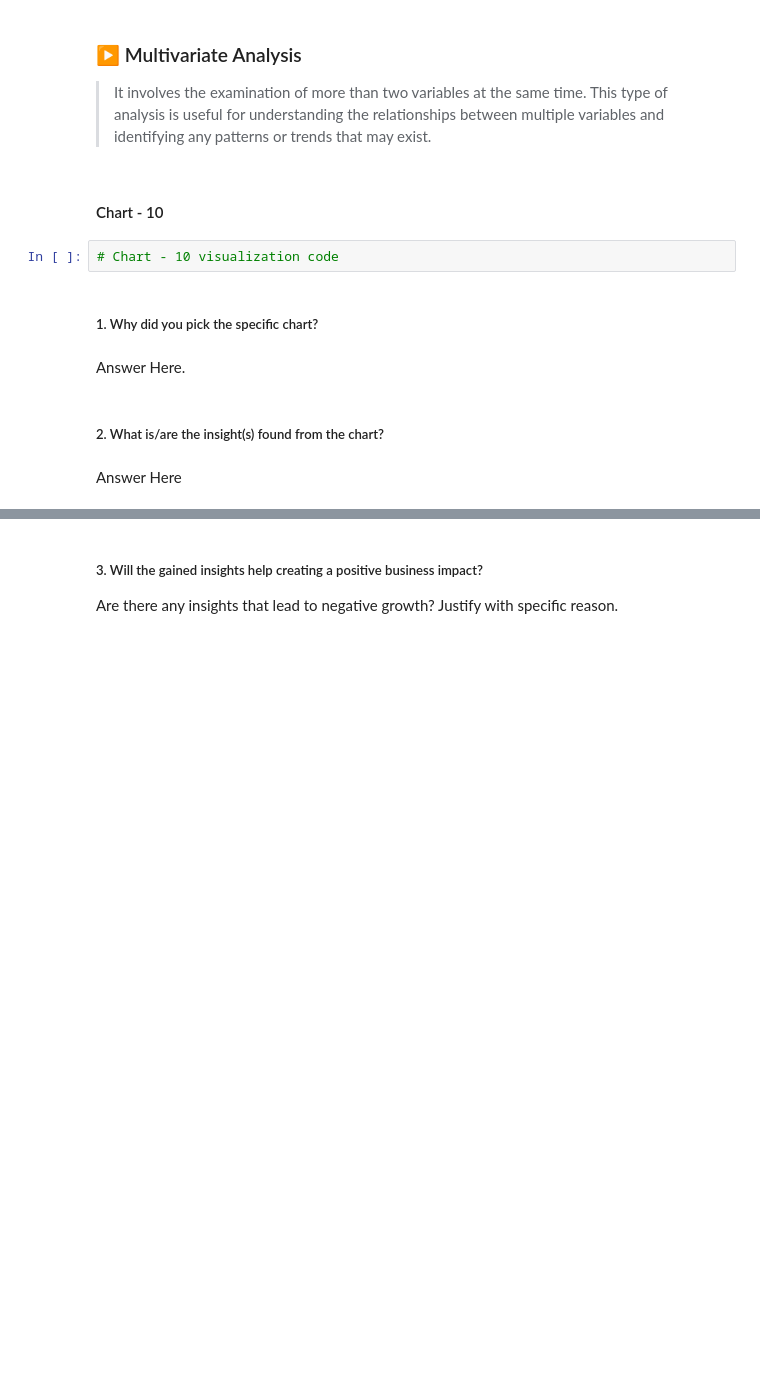
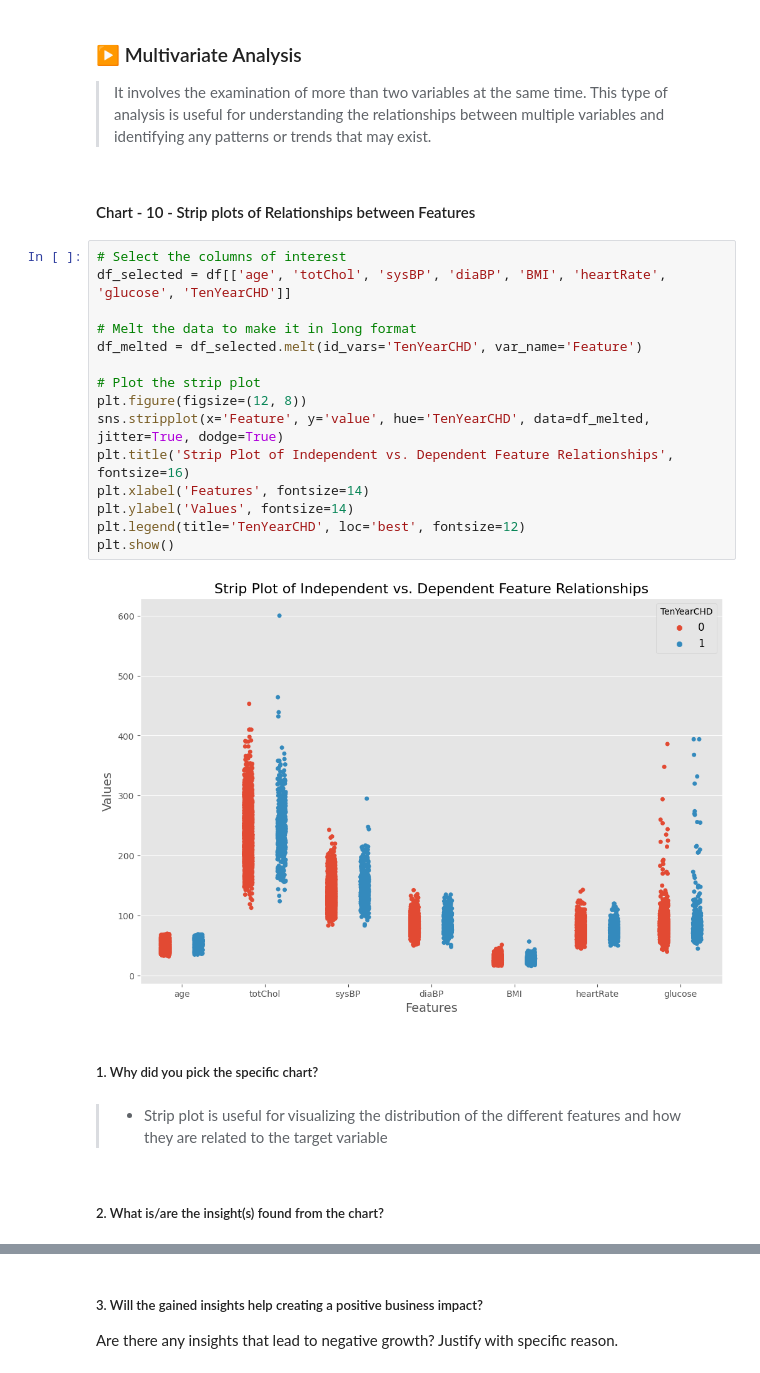
Before and after one commit to ashish-mali/Classification-Cardiovascular-Risk-Prediction, a Jupyter notebook: Cardiovascular_Risk_Prediction_Capstone_Project.ipynb, the cells around one changed output, grey strips where cells are left out. Drawn from its saved outputs; the diff is of its cells as text; blank space fills up the shorter version.

```diff
--- a/Cardiovascular_Risk_Prediction_Capstone_Project.ipynb
+++ b/Cardiovascular_Risk_Prediction_Capstone_Project.ipynb
@@ -1327,14 +1327,27 @@ Are there any insights that lead to negative growth? Justify with specific reaso
 
 >It involves the examination of more than two variables at the same time. This type of analysis is useful for understanding the relationships between multiple variables and identifying any patterns or trends that may exist.
 # %% [markdown]
-#### Chart - 10
+#### Chart - 10 - Strip plots of Relationships between Features
-# %%
-# Chart - 10 visualization code
+# %%
+# Select the columns of interest
+df_selected = df[['age', 'totChol', 'sysBP', 'diaBP', 'BMI', 'heartRate', 'glucose', 'TenYearCHD']]
+
+# Melt the data to make it in long format
+df_melted = df_selected.melt(id_vars='TenYearCHD', var_name='Feature')
+
+# Plot the strip plot
+plt.figure(figsize=(12, 8))
+sns.stripplot(x='Feature', y='value', hue='TenYearCHD', data=df_melted, jitter=True, dodge=True)
+plt.title('Strip Plot of Independent vs. Dependent Feature Relationships', fontsize=16)
+plt.xlabel('Features', fontsize=14)
+plt.ylabel('Values', fontsize=14)
+plt.legend(title='TenYearCHD', loc='best', fontsize=12)
+plt.show()
+# %% [output]
+[figure, added]
 # %% [markdown]
 ##### 1. Why did you pick the specific chart?
-# %% [markdown]
-Answer Here.
+# %% [markdown]
+>* Strip plot is useful for visualizing the distribution of the different features and how they are related to the target variable
 # %% [markdown]
 ##### 2. What is/are the insight(s) found from the chart?
-# %% [markdown]
-Answer Here
```
Also changed, not shown: parts of 43 cells of this notebook.
